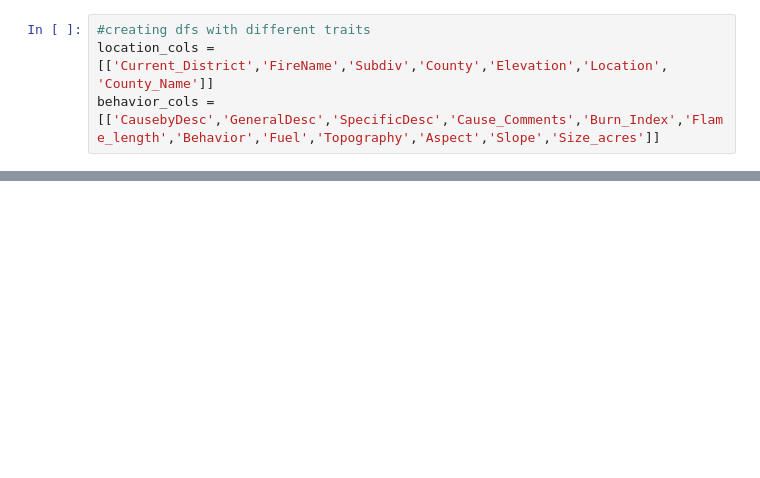
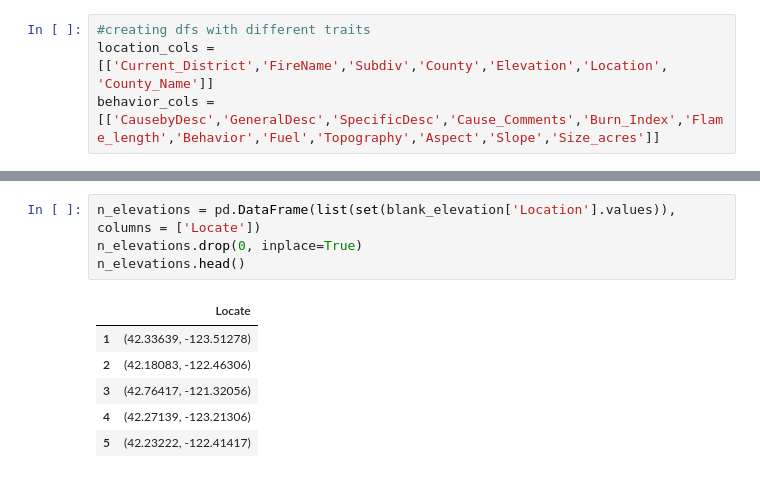
Before and after one commit to jywu86/Springboard, a Jupyter notebook: Data Wrangling for Capstone One.ipynb, the cells around one changed output, grey strips where cells are left out. Drawn from its saved outputs; the diff is of its cells as text; blank space fills up the shorter version.

```diff
--- a/Data Wrangling for Capstone One.ipynb
+++ b/Data Wrangling for Capstone One.ipynb
@@ -157,0 +312,11 @@ There seeems to be an outlier in 2007 with a extremely high burn index.
+# %%
+n_elevations = pd.DataFrame(list(set(blank_elevation['Location'].values)), columns = ['Locate'])
+n_elevations.drop(0, inplace=True)
+n_elevations.head()
+# %% [output]
+|  | Locate |
+| 1 | (42.33639, -123.51278) |
+| 2 | (42.18083, -122.46306) |
+| 3 | (42.76417, -121.32056) |
+| 4 | (42.27139, -123.21306) |
+| 5 | (42.23222, -122.41417) |
```
Also changed, not shown: parts of 25 cells of this notebook.
